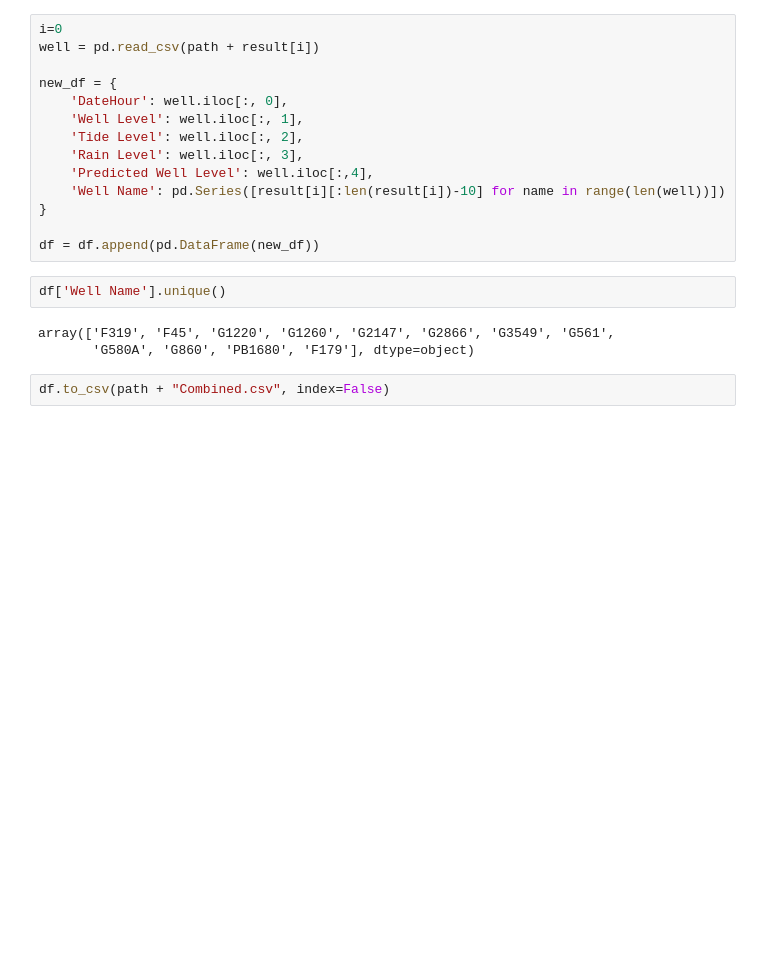
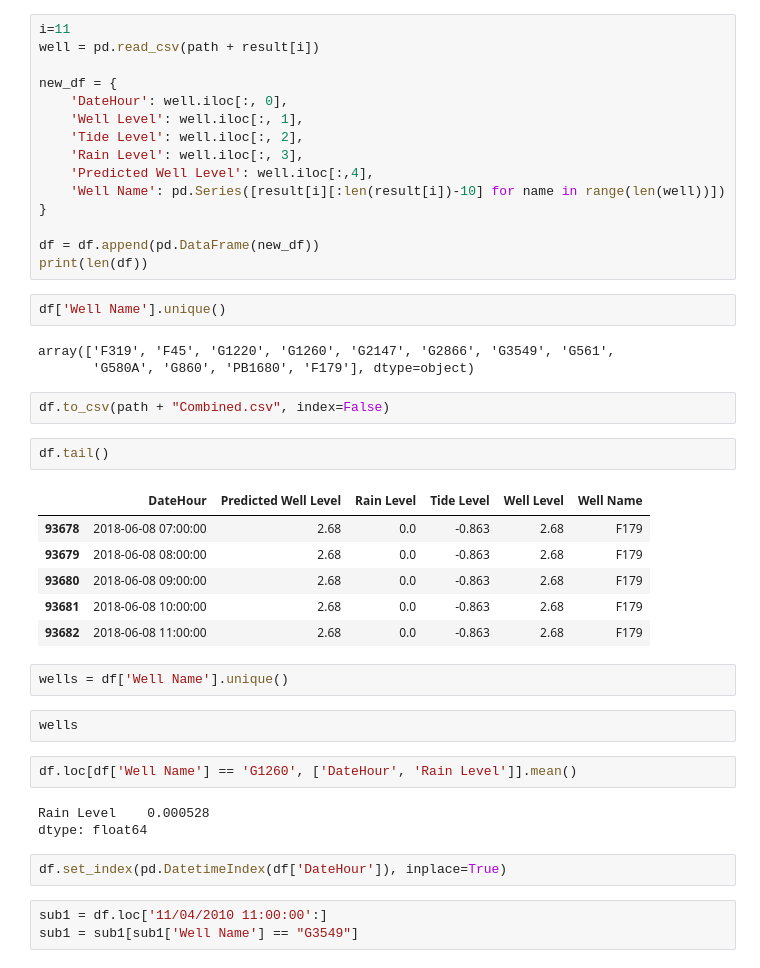
Before and after one commit to ccnobbli/Fall2_Homework, a Jupyter notebook: data/Well Data_Split/Aggregate All Well Data.ipynb, the cells around one changed output. Cells and saved outputs as stored; diff of their text form; blank space fills up the shorter version.

```diff
--- a/data/Well Data_Split/Aggregate All Well Data.ipynb
+++ b/data/Well Data_Split/Aggregate All Well Data.ipynb
@@ -319,5 +285,5 @@ df.head()
 # %%
-i=0
+i=11
 well = pd.read_csv(path + result[i])
 
 new_df = {
@@ -330,6 +296,7 @@ new_df = {
 }
 
 df = df.append(pd.DataFrame(new_df))
+print(len(df))
 # %%
 df['Well Name'].unique()
 # %% [output]
@@ -337,3 +304,26 @@ array(['F319', 'F45', 'G1220', 'G1260', 'G2147', 'G2866', 'G3549', 'G561',
        'G580A', 'G860', 'PB1680', 'F179'], dtype=object)
 # %%
 df.to_csv(path + "Combined.csv", index=False)
+# %%
+df.tail()
+# %% [output]
+|  | DateHour | Predicted Well Level | Rain Level | Tide Level | Well Level | Well Name |
+| 93678 | 2018-06-08 07:00:00 | 2.68 | 0.0 | -0.863 | 2.68 | F179 |
+| 93679 | 2018-06-08 08:00:00 | 2.68 | 0.0 | -0.863 | 2.68 | F179 |
+| 93680 | 2018-06-08 09:00:00 | 2.68 | 0.0 | -0.863 | 2.68 | F179 |
+| 93681 | 2018-06-08 10:00:00 | 2.68 | 0.0 | -0.863 | 2.68 | F179 |
+| 93682 | 2018-06-08 11:00:00 | 2.68 | 0.0 | -0.863 | 2.68 | F179 |
+# %%
+wells = df['Well Name'].unique()
+# %%
+wells
+# %%
+df.loc[df['Well Name'] == 'G1260', ['DateHour', 'Rain Level']].mean()
+# %% [output]
+Rain Level    0.000528
+dtype: float64
+# %%
+df.set_index(pd.DatetimeIndex(df['DateHour']), inplace=True)
+# %%
+sub1 = df.loc['11/04/2010 11:00:00':]
+sub1 = sub1[sub1['Well Name'] == "G3549"]
```
Also changed, not shown: parts of 41 cells of this notebook, 36 other files.
